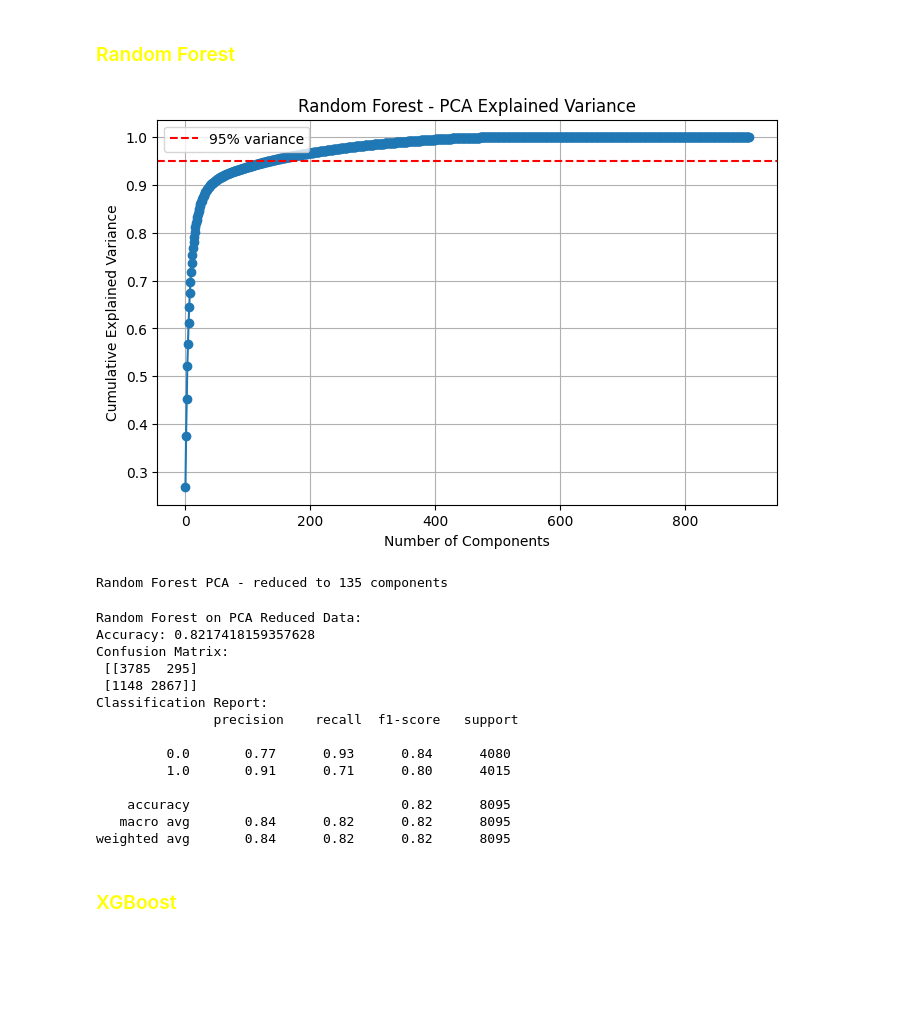
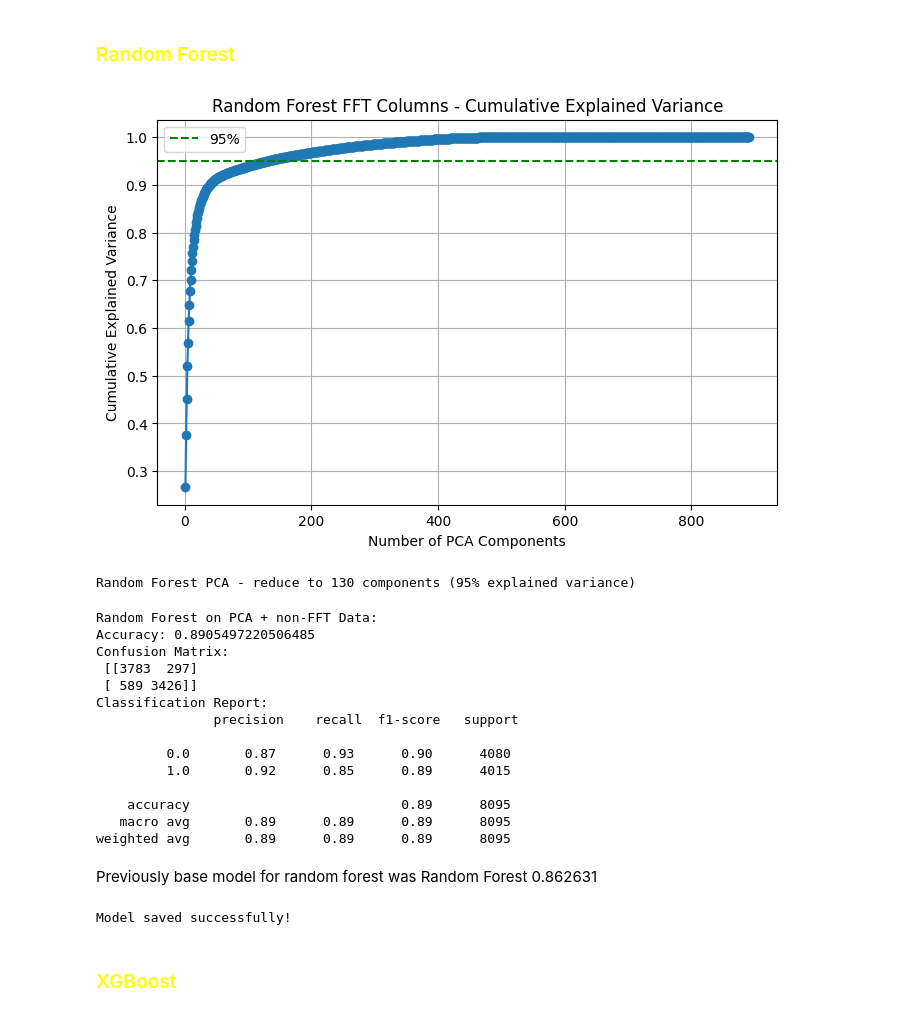
Before and after one commit to JeungHongTay/DA-LOS-WirelessSignalPrediction, a Jupyter notebook: code/classification.ipynb, the cells around one changed output. Saved outputs shown, nothing was run; the diff lists cells and outputs as text; code cells hidden in the pictures; blank space fills up the shorter version.

```diff
--- a/code/classification.ipynb
+++ b/code/classification.ipynb
@@ -813,0 +816,16 @@ print("Model saved successfully!")
+# %%
+# Step 1: Extract selected features from Random Forest
+rflist_selected_features = list(rf_selected_features)
+
+# Step 2: Separate FFT and non-FFT columns
+rf_fft_selected = [col for col in rflist_selected_features if 'FFT_' in col]
+rf_non_fft_selected = [col for col in rflist_selected_features if 'FFT_' not in col]
+
+print(f"=== Random Forest Feature Selection ===")
+print(f"Total selected features: {len(rflist_selected_features)}")
+print(f"FFT selected features: {len(rf_fft_selected)}")
+print(f"Non-FFT selected features: {len(rf_non_fft_selected)}")
+
+# Optional: View which columns are which
+print("FFT columns:\n", rf_fft_selected[:])
+print("Non-FFT columns:\n", rf_non_fft_selected[:10])
@@ -932,26 +1017,26 @@ Trade-off: RBF is slower than Linear but generally more accurate for complex dat
 # %% [markdown]
 ### <font color='yellow'>Random Forest</font>
 # %%
-X_rf_selected = X[rf_selected_features]
 scaler_rf = StandardScaler()
-X_rf_scaled = scaler_rf.fit_transform(X_rf_selected)
+X_rf_fft_scaled = scaler_rf.fit_transform(df_fft[rf_fft_selected])
+pca_rf = PCA()
+pca_rf.fit(X_rf_fft_scaled)
+explained_var_rf = np.cumsum(pca_rf.explained_variance_ratio_)
+n_components_rf = np.argmax(explained_var_rf >= 0.95) + 1
 
-pca_rf = PCA()
-X_rf_pca = pca_rf.fit_transform(X_rf_scaled)
 
-# Scree Plot for Random Forest
 plt.figure(figsize=(8,5))
-plt.plot(np.cumsum(pca_rf.explained_variance_ratio_), marker='o')
-plt.axhline(y=0.95, color='r', linestyle='--', label='95% variance')
-plt.title('Random Forest - PCA Explained Variance')
-plt.xlabel('Number of Components')
+plt.plot(np.arange(1, len(explained_var_rf)+1), explained_var_rf, marker='o')
+plt.axhline(0.95, color='g', linestyle='--', label='95%')
+plt.title('Random Forest FFT Columns - Cumulative Explained Variance')
+plt.xlabel('Number of PCA Components')
 plt.ylabel('Cumulative Explained Variance')
 plt.legend()
-plt.grid()
+plt.grid(True)
 plt.show()
 
-print(f"Random Forest PCA - reduced to {np.argmax(np.cumsum(pca_rf.explained_variance_ratio_) >= 0.95) + 1} components")
+print(f"Random Forest PCA - reduce to {n_components_rf} components (95% explained variance)")
 # %% [output]
-[figure, old version]
+[figure, new version]
-Random Forest PCA - reduced to 135 components
+Random Forest PCA - reduce to 130 components (95% explained variance)
 # %%
@@ -961,31 +1046,43 @@ X_rf_final = pca_rf_final.fit_transform(X_rf_scaled)
 from sklearn.model_selection import train_test_split
 from sklearn.ensemble import RandomForestClassifier
 from sklearn.metrics import accuracy_score, confusion_matrix, classification_report
+
+# Combine the reduced FFT PCA components with the non-FFT features BEFORE splitting
+X_rf_combined = np.concatenate([X_rf_final, df_fft[rf_non_fft_selected].values], axis=1)
+
 # Split for Random Forest
-X_rf_train, X_rf_test, y_rf_train, y_rf_test = train_test_split(X_rf_final, y, test_size=0.2, random_state=42, stratify=y)
+X_rf_train, X_rf_test, y_rf_train, y_rf_test = train_test_split(X_rf_combined, y, test_size=0.2, random_state=42, stratify=y)
 clf_rf = RandomForestClassifier(n_estimators=100, random_state=42)
 clf_rf.fit(X_rf_train, y_rf_train)
 y_rf_pred = clf_rf.predict(X_rf_test)
 
-print("Random Forest on PCA Reduced Data:")
+print("Random Forest on PCA + non-FFT Data:")
 print("Accuracy:", accuracy_score(y_rf_test, y_rf_pred))
 print("Confusion Matrix:\n", confusion_matrix(y_rf_test, y_rf_pred))
 print("Classification Report:\n", classification_report(y_rf_test, y_rf_pred))
 # %% [output]
-Random Forest on PCA Reduced Data:
-Accuracy: 0.8217418159357628
+Random Forest on PCA + non-FFT Data:
+Accuracy: 0.8905497220506485
 Confusion Matrix:
- [[3785  295]
- [1148 2867]]
+ [[3783  297]
+ [ 589 3426]]
 Classification Report:
                precision    recall  f1-score   support
 
-         0.0       0.77      0.93      0.84      4080
-         1.0       0.91      0.71      0.80      4015
+         0.0       0.87      0.93      0.90      4080
+         1.0       0.92      0.85      0.89      4015
 
-    accuracy                           0.82      8095
-   macro avg       0.84      0.82      0.82      8095
-weighted avg       0.84      0.82      0.82      8095
+    accuracy                           0.89      8095
+   macro avg       0.89      0.89      0.89      8095
+weighted avg       0.89      0.89      0.89      8095
+# %% [markdown]
+Previously base model for random forest was Random Forest  0.862631
+# %%
+# Save the trained model
+joblib.dump(clf_rf, "model-checkpoint/random_forest_FSPCA_model.pkl")
+print("Model saved successfully!")
+# %% [output]
+Model saved successfully!
 # %% [markdown]
 ### <font color='yellow'>XGBoost</font>
 # %% [markdown]
```
Also changed, not shown: parts of 30 cells of this notebook, 6 other files.
